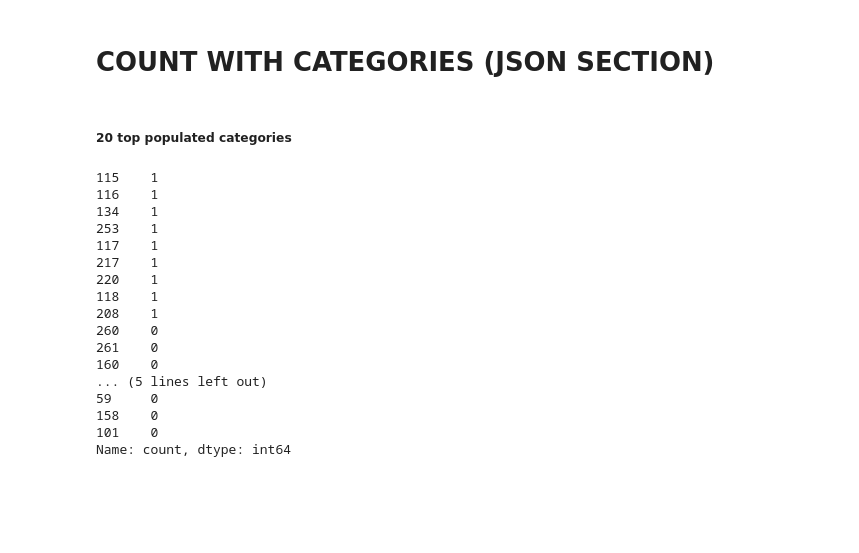
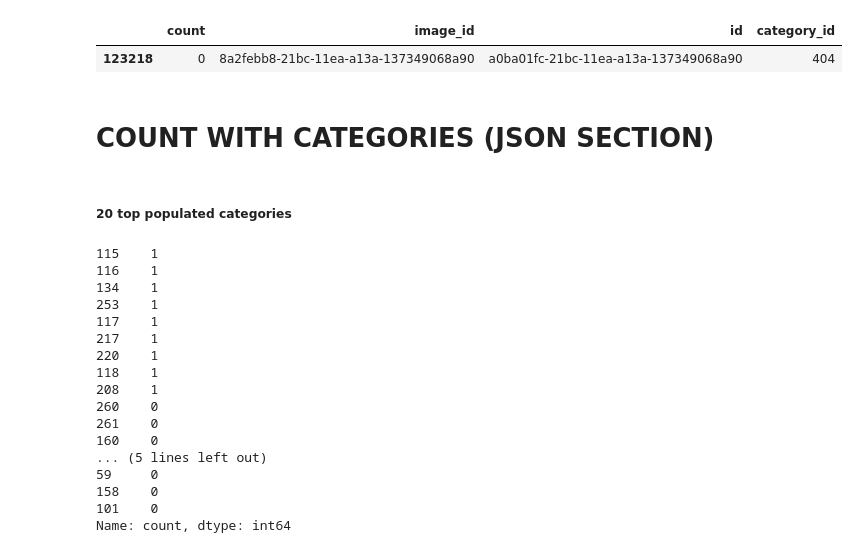
Before and after one commit to HadarakDev/Kaggle_iWildCam2020, a Jupyter notebook: notebooks/exploration.ipynb, the cells around one changed output. Saved outputs shown, nothing was run; the diff lists cells and outputs as text; code cells hidden in the pictures; blank space fills up the shorter version.

```diff
--- a/notebooks/exploration.ipynb
+++ b/notebooks/exploration.ipynb
@@ -12,3 +14,8 @@ df_annotations = pd.DataFrame(train_annotations_json["annotations"])
+# %%
+df_annotations[df_annotations["image_id"] == "8a2febb8-21bc-11ea-a13a-137349068a90"]
+# %% [output]
+|  | count | image_id | id | category_id |
+| 123218 | 0 | 8a2febb8-21bc-11ea-a13a-137349068a90 | a0ba01fc-21bc-11ea-a13a-137349068a90 | 404 |
 # %% [markdown]
 # COUNT WITH CATEGORIES (JSON SECTION)
 # %%
```
Also changed, not shown: parts of 21 cells of this notebook, 14 other files.
